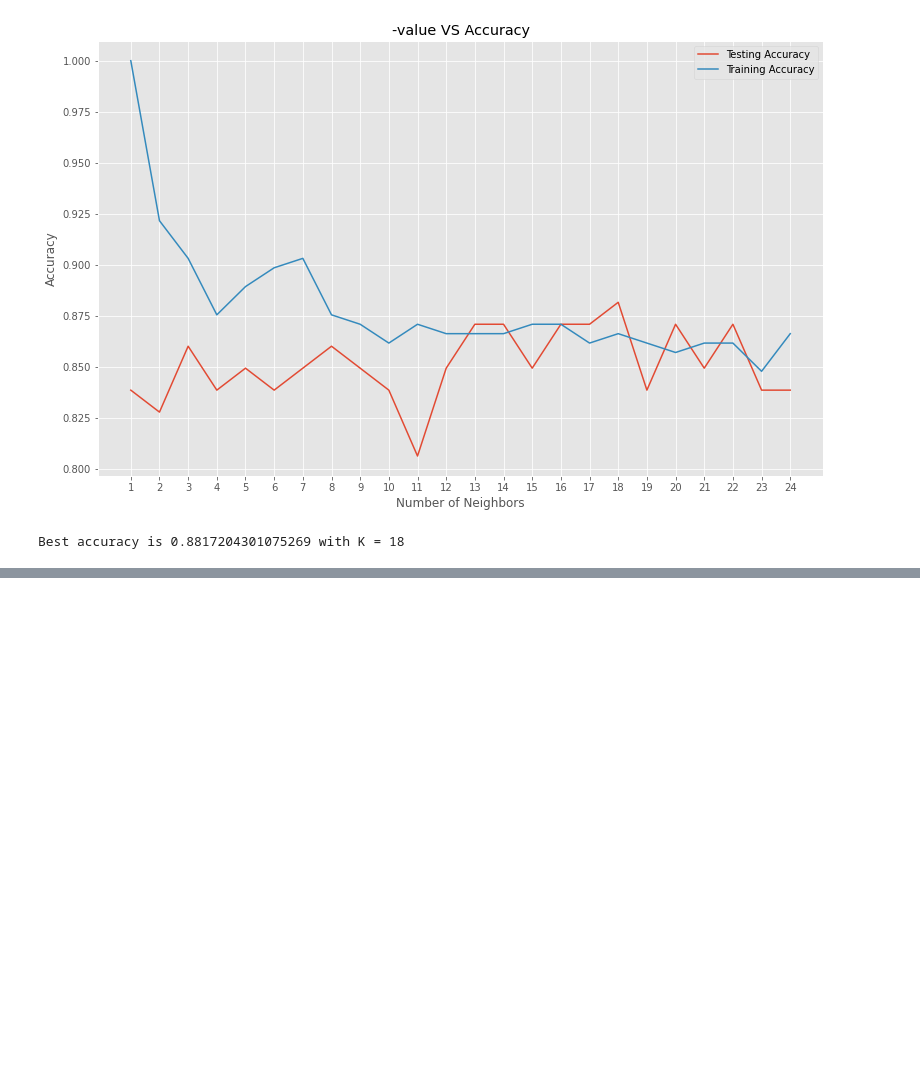
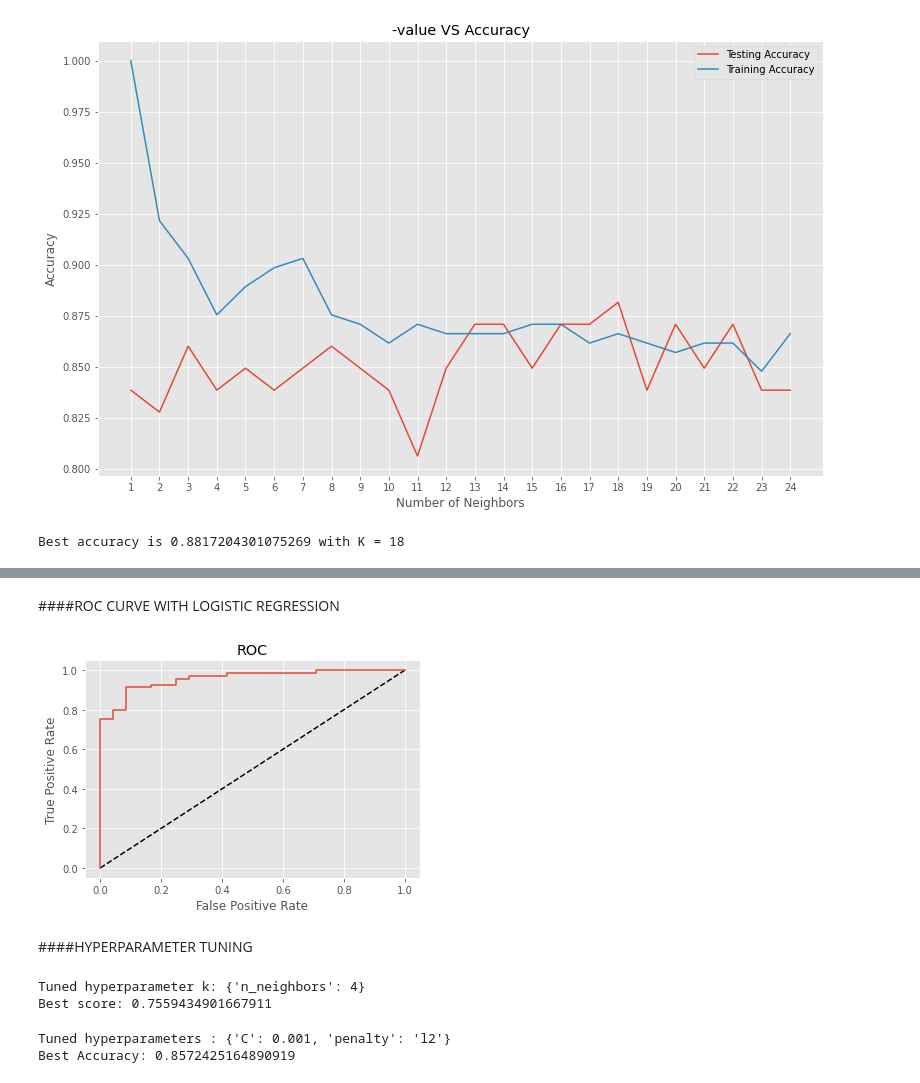
Before and after one commit to Thynic/machine-learning, a Jupyter notebook: week6/1_Supervised_Learning.ipynb, the cells around one changed output, grey strips where cells are left out. Saved outputs shown, nothing was run; the diff lists cells and outputs as text; code cells hidden in the pictures; blank space fills up the shorter version.

```diff
--- a/week6/1_Supervised_K_Nearest.ipynb
+++ b/week6/1_Supervised_Learning.ipynb
@@ -179,0 +302,61 @@ Best accuracy is 0.8817204301075269 with K = 18
+# %% [markdown]
+####ROC CURVE WITH LOGISTIC REGRESSION
+# %%
+# ROC Curve with logistic regression
+from sklearn.metrics import roc_curve
+from sklearn.linear_model import LogisticRegression
+from sklearn.metrics import confusion_matrix, classification_report
+
+# abnormal = 1 and normal = 0
+data['class_binary'] = [1 if i == 'Abnormal' else 0 for i in data.loc[:,'class']]
+x,y = data.loc[:,(data.columns != 'class') & (data.columns != 'class_binary')], data.loc[:,'class_binary']
+x_train, x_test, y_train, y_test = train_test_split(x, y, test_size = 0.3, random_state=42)
+logreg = LogisticRegression()
+logreg.fit(x_train,y_train)
+y_pred_prob = logreg.predict_proba(x_test)[:,1]
+fpr, tpr, thresholds = roc_curve(y_test, y_pred_prob)
+
+# Plot ROC curve
+plt.plot([0, 1], [0, 1], 'k--')
+plt.plot(fpr, tpr)
+plt.xlabel('False Positive Rate')
+plt.ylabel('True Positive Rate')
+plt.title('ROC')
+plt.show()
+# %% [output]
+[figure, added]
+# %% [markdown]
+####HYPERPARAMETER TUNING
+# %%
+#grid search cross validation with 1 hyperparameter
+from sklearn.model_selection import GridSearchCV
+
+grid = {'n_neighbors': np.arange(1,50)}
+knn = KNeighborsClassifier()
+knn_cv = GridSearchCV(knn, grid, cv=3) #GridSearchCV
+knn_cv.fit(x,y)# Fit
+
+#print hyperparameter
+print("Tuned hyperparameter k: {}".format(knn_cv.best_params_))
+print("Best score: {}".format(knn_cv.best_score_))
+# %% [output]
+Tuned hyperparameter k: {'n_neighbors': 4}
+Best score: 0.7559434901667911
+# %%
+# grid search cross validation with 2 hyperparameter
+# 1. hyperparameter is C:logistic regression regularization parameter
+# 2. penalty l1 or l2
+# Hyperparameter grid
+
+param_grid = {'C': np.logspace(-3, 3, 7), 'penalty': ['l1', 'l2']}
+x_train, x_test, y_train, y_test = train_test_split(x, y, test_size = 0.3, random_state = 12)
+logreg = LogisticRegression()
+logreg_cv = GridSearchCV(logreg,param_grid,cv=3)
+logreg_cv.fit(x_train,y_train)
+
+# Print the optimal parameters and best score
+print("Tuned hyperparameters : {}".format(logreg_cv.best_params_))
+print("Best Accuracy: {}".format(logreg_cv.best_score_))
+# %% [output]
+Tuned hyperparameters : {'C': 0.001, 'penalty': 'l2'}
+Best Accuracy: 0.8572425164890919
```
Also changed, not shown: parts of 13 cells of this notebook.
